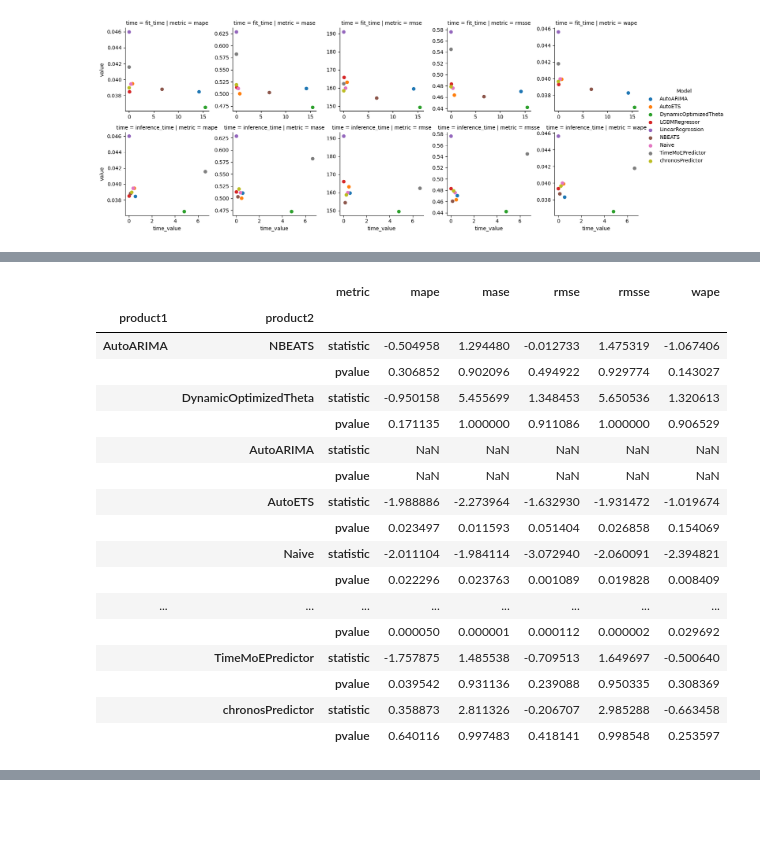
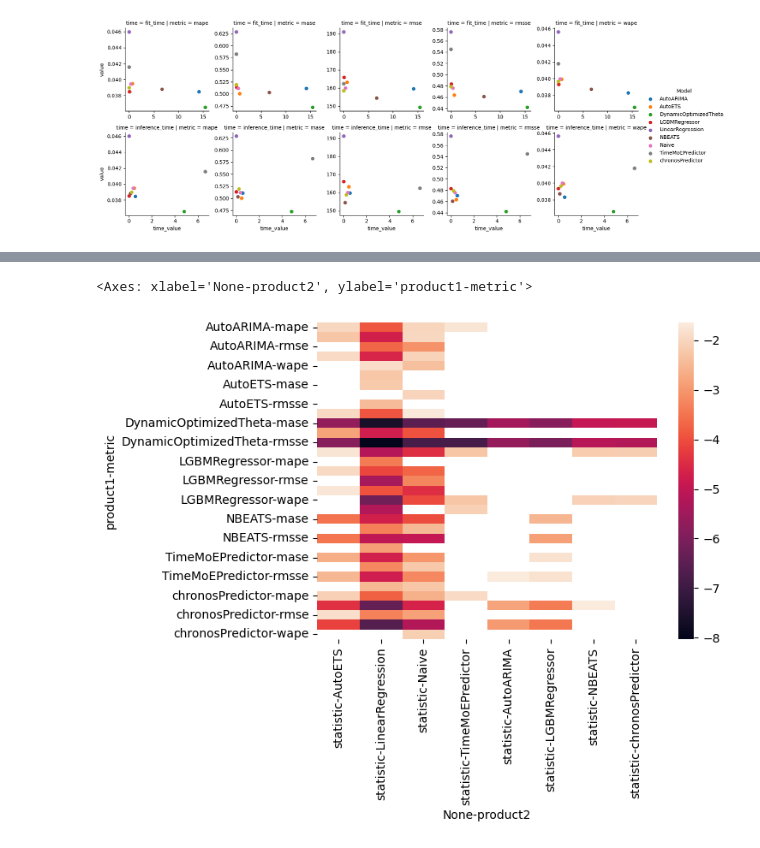
Before and after one commit to JLiekenbrock/m4_tests, a Jupyter notebook: nixtla_checks.ipynb, the cells around one changed output, grey strips where cells are left out. Cells and saved outputs as stored; diff of their text form; code cells hidden in the pictures; blank space fills up the shorter version.

```diff
--- a/nixtla_checks.ipynb
+++ b/nixtla_checks.ipynb
@@ -397,27 +375,6 @@ out = pd.concat({(a, b): pd.DataFrame(stats.ttest_rel(g.get_group(a), g.get_grou
                                       columns=cols, index=['statistic', 'pvalue'])
                  for a, b in product(df['Model'].unique(), repeat=2)
                 }, names=['product1', 'product2'])
-# %%
-out[out.index.get_level_values(level=0)=="AutoARIMA"]
-# %% [output]
-|  |  | metric | mape | mase | rmse | rmsse | wape |
-| product1 | product2 |  |  |  |  |  |  |
-| AutoARIMA | NBEATS | statistic | -0.504958 | 1.294480 | -0.012733 | 1.475319 | -1.067406 |
-|  |  | pvalue | 0.306852 | 0.902096 | 0.494922 | 0.929774 | 0.143027 |
-|  | DynamicOptimizedTheta | statistic | -0.950158 | 5.455699 | 1.348453 | 5.650536 | 1.320613 |
-|  |  | pvalue | 0.171135 | 1.000000 | 0.911086 | 1.000000 | 0.906529 |
-|  | AutoARIMA | statistic | NaN | NaN | NaN | NaN | NaN |
-|  |  | pvalue | NaN | NaN | NaN | NaN | NaN |
-|  | AutoETS | statistic | -1.988886 | -2.273964 | -1.632930 | -1.931472 | -1.019674 |
-|  |  | pvalue | 0.023497 | 0.011593 | 0.051404 | 0.026858 | 0.154069 |
-|  | Naive | statistic | -2.011104 | -1.984114 | -3.072940 | -2.060091 | -2.394821 |
-|  |  | pvalue | 0.022296 | 0.023763 | 0.001089 | 0.019828 | 0.008409 |
-| ... | ... | ... | ... | ... | ... | ... | ... |
-|  |  | pvalue | 0.000050 | 0.000001 | 0.000112 | 0.000002 | 0.029692 |
-|  | TimeMoEPredictor | statistic | -1.757875 | 1.485538 | -0.709513 | 1.649697 | -0.500640 |
-|  |  | pvalue | 0.039542 | 0.931136 | 0.239088 | 0.950335 | 0.308369 |
-|  | chronosPredictor | statistic | 0.358873 | 2.811326 | -0.206707 | 2.985288 | -0.663458 |
-|  |  | pvalue | 0.640116 | 0.997483 | 0.418141 | 0.998548 | 0.253597 |
 # %%
-out.stack().unstack(level=2).loc[lambda x : x.pvalue <0.05].drop(columns="pvalue").unstack(level=1)
+sns.heatmap(out.stack().unstack(level=2).loc[lambda x : x.pvalue <0.05].drop(columns="pvalue").unstack(level=1))
 # %% [output]
@@ -442,0 +381,2 @@ out.stack().unstack(level=2).loc[lambda x : x.pvalue <0.05].drop(columns="pvalue
+<Axes: xlabel='None-product2', ylabel='product1-metric'>
+[figure, added]
```
Also changed, not shown: parts of 3 cells of this notebook.
